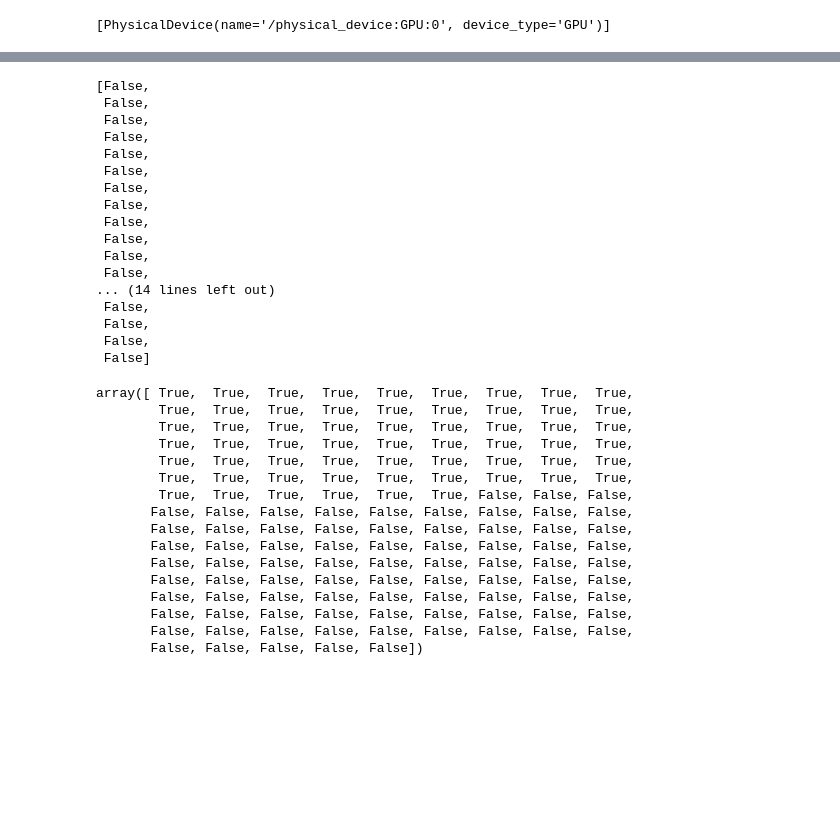
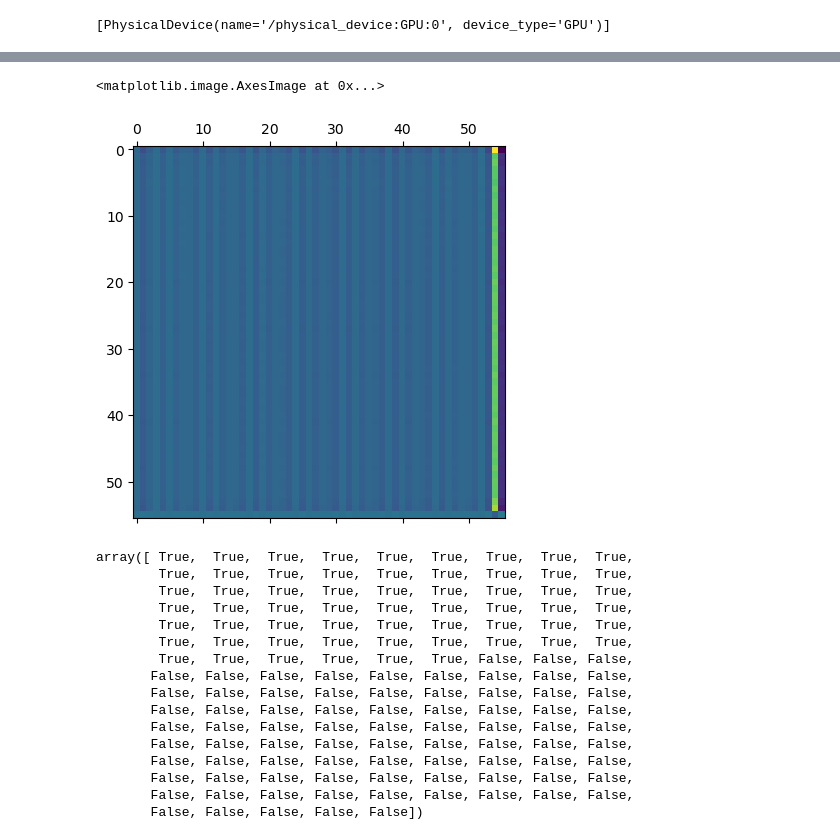
Before and after one commit to michaelpoluektov/tf-hybrid-pruning, a Jupyter notebook: cifar/Test.ipynb, the cells around one changed output, grey strips where cells are left out. Drawn from its saved outputs; the diff is of its cells as text; code cells hidden in the pictures; blank space fills up the shorter version.

```diff
--- a/cifar/Test.ipynb
+++ b/cifar/Test.ipynb
@@ -288,15 +149,0 @@ AttributeError: The layer "rescaling" has multiple inbound nodes, with different
-# %%
-from tensorflow import keras
-from tensorflow.keras import layers
-
-inputs = tf.random.uniform(shape=(1, 28, 28, 1))
-model = keras.Sequential(
-    [
-        keras.Input(shape=(28, 28, 1)),
-        layers.Conv2D(32, kernel_size=(3, 3), activation="relu"),
-        layers.Dense(10, activation="softmax"),
-    ]
-)
-basic_outs = model(inputs)
-model_2 = tf.keras.models.clone_model(model)
-model_2.set_weights(model.get_weights())
@@ -313,23 +150,3 @@ conv_idx = [
-# %%
-[base_model.layers[i].bias is None for i in followed_by_conv2d]
-# %% [output]
-[False,
- False,
- False,
- False,
- False,
- False,
- False,
- False,
- False,
- False,
- False,
- False,
-... (14 lines left out)
- False,
- False,
- False,
- False]
 # %%
 followed_by_conv2d = [
     i
@@ -337,6 +154,39 @@ followed_by_conv2d = [
     if type(base_model.layers[i]._outbound_nodes[0].outbound_layer)
     == keras.layers.Multiply
 ]
+# %%
+xgrid = 3
+ygrid = 3
+fig, axs = plt.subplots(xgrid,ygrid,figsize=(16,16))
+for x in tqdm(range(xgrid)):
+    for y in range(ygrid):
+        m2 = tf.keras.Model(inputs = base_model.input, outputs = base_model.layers[biasl[x*ygrid+y]].output)
+        m1 = tf.keras.Model(inputs = model.input, outputs = model.layers[0].output)
+        m2 = m2(m1.output)
+        ftr_model = tf.keras.Model(m1.input, m2)
+        tot = 8
+        base_sum = tf.zeros(ftr_model.output_shape[1:])
+        for i,_ in train_ds:
+            base_sum += tf.reduce_sum(ftr_model(i), axis=0)
+            tot += 8
+        sh = base_sum / tot
+        sh -= np.min(sh)
+        sh /= (np.max(sh))
+        axs[x,y].matshow(sh)
+        axs[x,y].axis("off")
+# %%
+A = base_sum.numpy()
+U, s, Vt = np.linalg.svd(A)
+
+u = U[:, 0]
+v = Vt[0, :]
+
+uv_outer = np.outer(u, v)
+# %%
+plt.matshow(uv_outer / tot)
+# %% [output]
+<matplotlib.image.AxesImage at 0x...>
+[figure, added]
 # %%
 is_bias = np.array([base_model.layers[i].use_bias for i in conv_idx])
 from utils import get_weights
```
Also changed, not shown: parts of 32 cells of this notebook, 2 other files.
